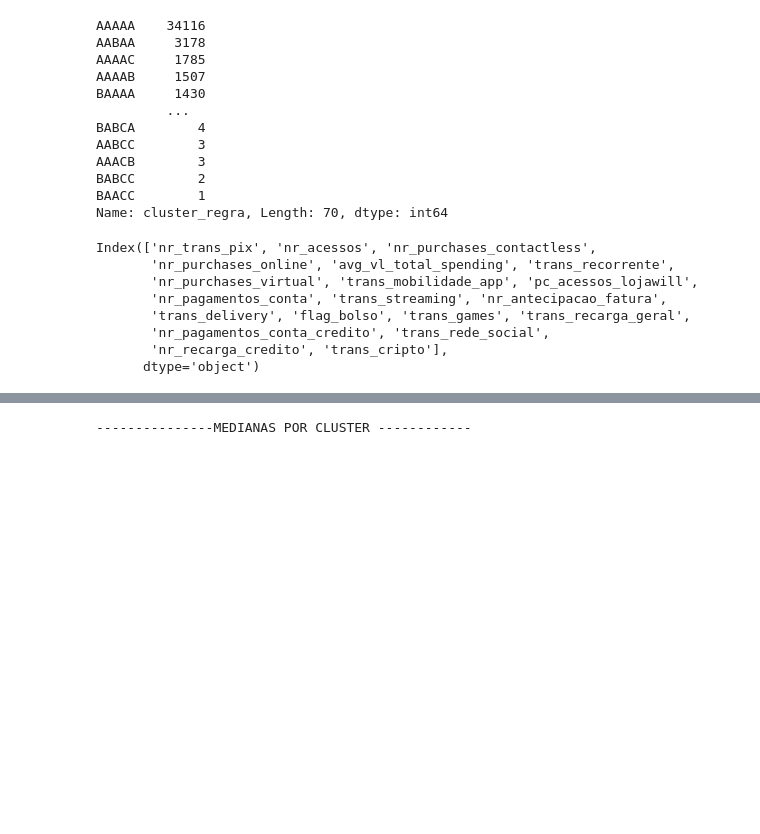
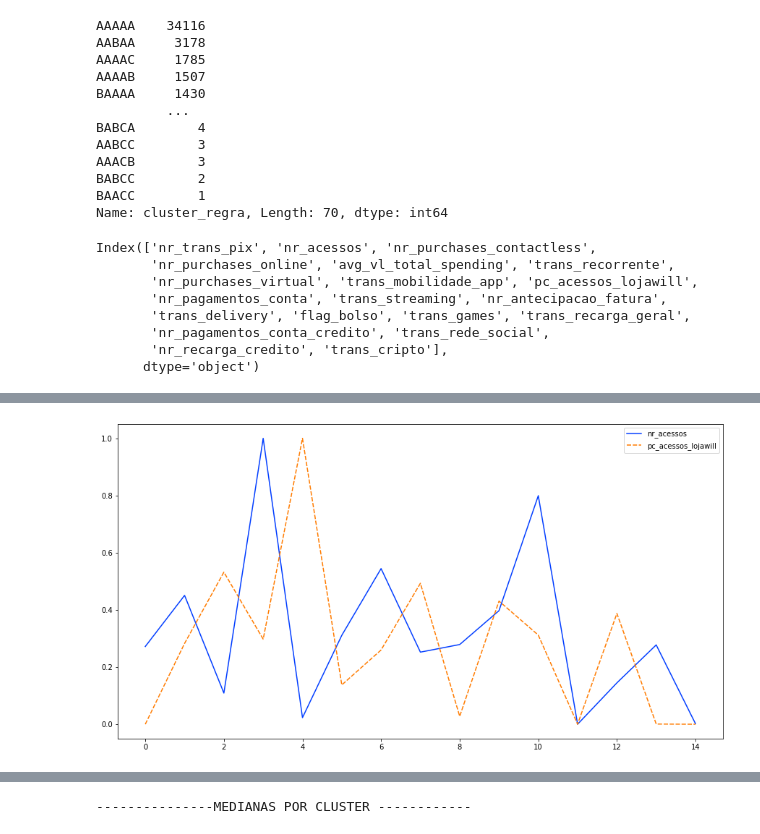
Before and after one commit to FlaviaCostaWill/diretorio_trabalho, a Jupyter notebook: Segmentação digital/01 - Teste clusterização tsne.ipynb, the cells around one changed output, grey strips where cells are left out. Saved outputs shown, nothing was run; the diff lists cells and outputs as text; code cells hidden in the pictures; blank space fills up the shorter version.

```diff
--- a/Segmentação digital/01 - Teste clusterização tsne.ipynb
+++ b/Segmentação digital/01 - Teste clusterização tsne.ipynb
@@ -265,3 +299,7 @@ df[totalfeat].groupby('cluster').mean().style.apply(highlight_max)
 | 12 | 6.002818 | 0.003663 | 0.015216 | 0.191603 | 562.137114 | ... |
 | 13 | 14.281557 | 1.187180 | 0.000393 | 0.004719 | 1831.308033 | ... |
 | 14 | 6.000000 | 0.000000 | 0.000000 | 0.000000 | 720.468333 | ... |
+# %%
+agg = df[totalfeat].groupby('cluster').mean()
+agg = agg.reset_index()
+agg.head()
@@ -267,0 +314,3 @@ df[totalfeat].groupby('cluster').mean().style.apply(highlight_max)
+# %%
+for i in features_cluster:
+    agg[i] = (agg[i] - agg[i].min()) / (agg[i].max() - agg[i].min())
@@ -267,0 +348,11 @@ df[totalfeat].groupby('cluster').mean().style.apply(highlight_max)
+# %%
+lista_acessos = ['nr_acessos', 'pc_acessos_lojawill']
+lista_features = ['nr_trans_pix', 'flag_bolso', 'nr_antecipacao_fatura', 'nr_pagamentos_conta', 'trans_recarga_geral', 'nr_purchases_virtual']
+lista_compras = ['nr_purchases_virtual', 'trans_recorrente', 'nr_purchases_contactless', 'nr_purchases_online']
+lista_credito = ['trans_mobilidade_app', 'trans_delivery', 'trans_streaming', 'trans_rede_social', 'trans_games', 'trans_cripto']
+# %%
+plt.figure(figsize=(15,8))
+sns.lineplot(data = agg.drop('cluster', axis = 1)[lista_acessos], palette = 'bright')
+plt.show()
+# %% [output]
+[figure, added]
```
Also changed, not shown: parts of 18 cells of this notebook, 11 other files.
